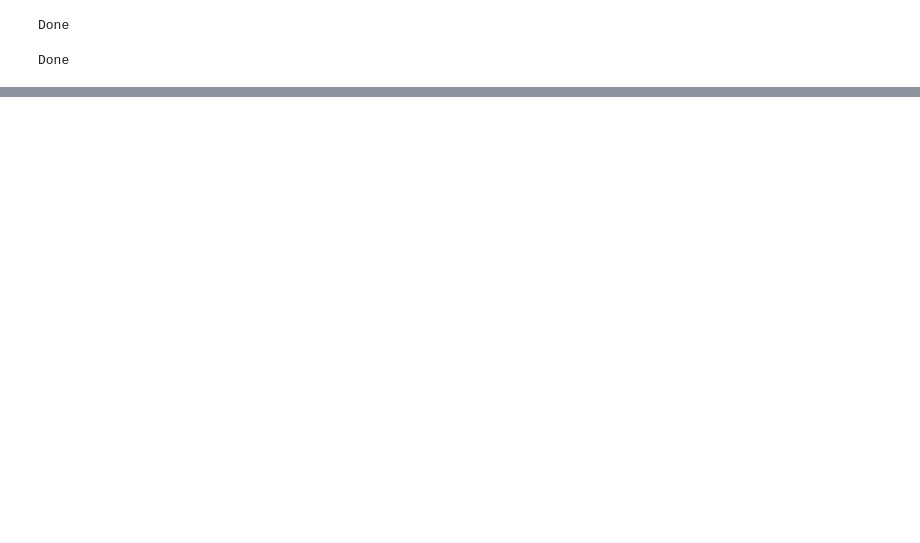
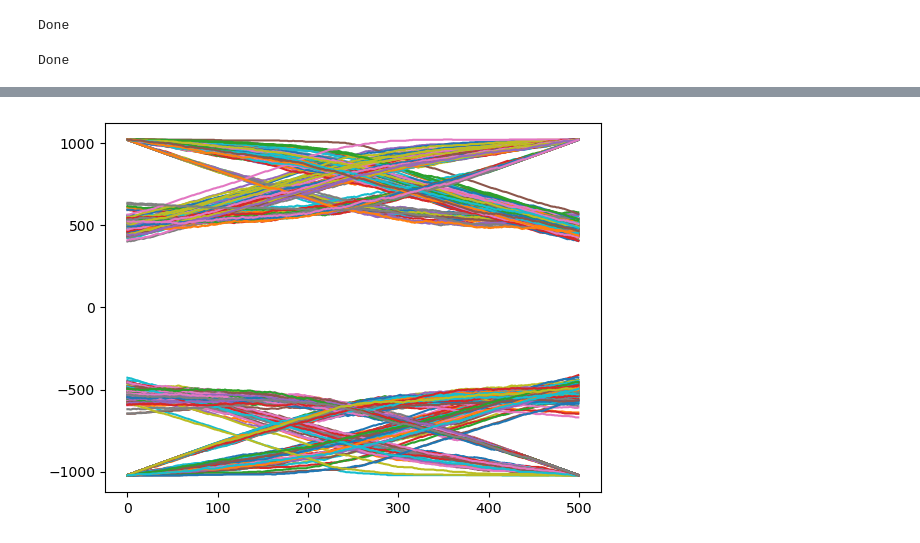
Before and after one commit to actopozipc/2D-Ising-Model-Csharp, a Jupyter notebook: 2D Ising-GUI/NN/network_training.ipynb, the cells around one changed output, grey strips where cells are left out. Drawn from its saved outputs; the diff is of its cells as text; code cells hidden in the pictures; blank space fills up the shorter version.

```diff
--- a/2D Ising-GUI/NN/network_training.ipynb
+++ b/2D Ising-GUI/NN/network_training.ipynb
@@ -77,6 +90,11 @@ The labels should have shape: (1250, 1)
 Which corresponds to [T x 1]: The one in the last dimension is VERY important, use .reshape(-1,1) if you lose it at some point.
 
 The labels indicate if a trajectory is in correct direction (1) or reversed (0)
+# %%
+plt.plot(trajectories_numpy.sum(axis=-1).T)
+plt.show()
+# %% [output]
+[figure, added]
 # %%
 # Convert to pytorch tensor
 
```
Also changed, not shown: parts of 13 cells of this notebook.
